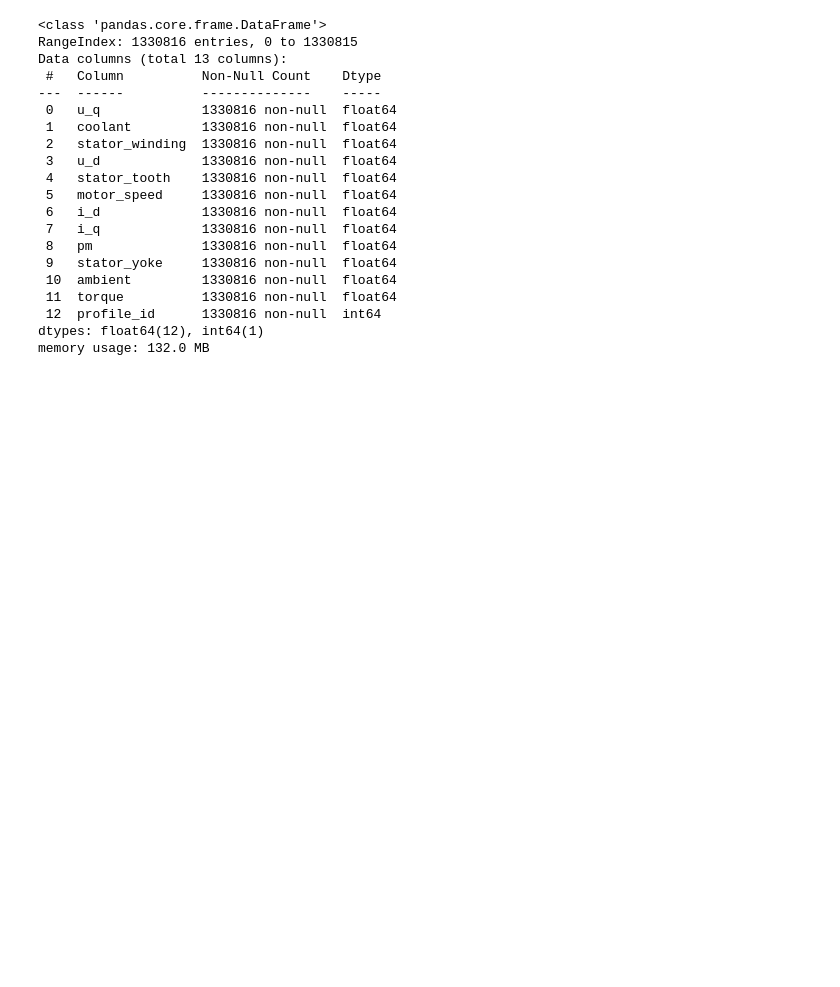
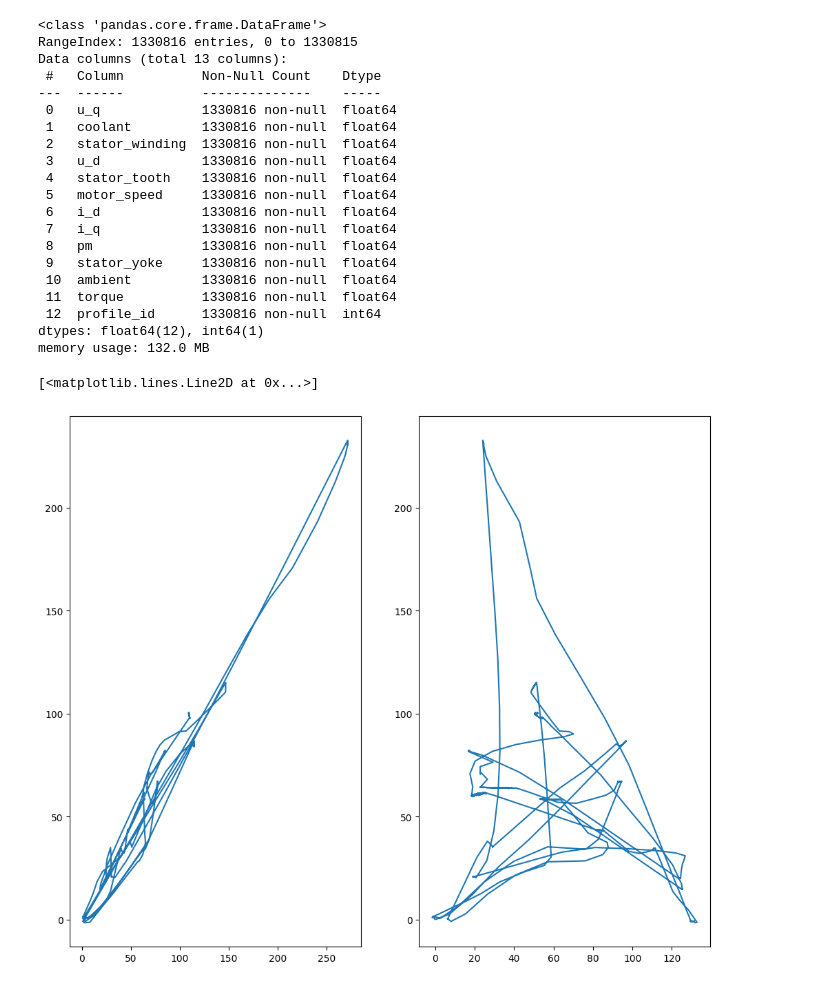
Before and after one commit to ShoebAgha/ML-PMSM, a Jupyter notebook: PMSM EDA.ipynb, the cells around one changed output. Drawn from its saved outputs; the diff is of its cells as text; code cells hidden in the pictures; blank space fills up the shorter version.

```diff
--- a/PMSM EDA.ipynb
+++ b/PMSM EDA.ipynb
@@ -1,7 +1,7 @@
 # %%
 import pandas as pd
 # %%
-df = pd.read_csv('Data\measures_v2.csv')
+df = pd.read_csv("D:\Data\measures_v2.csv")
 # %%
 df.shape
 # %% [output]
@@ -31,0 +36,10 @@ memory usage: 132.0 MB
+# %%
+plt.figure(figsize=(12,10))
+plt.subplot(1,2,1)
+plt.plot(df[df['profile_id']==20]['i_q'],df[df['profile_id']==20]['torque'])
+
+plt.subplot(1,2,2)
+plt.plot(df[df['profile_id']==20]['u_q'],df[df['profile_id']==20]['torque'])
+# %% [output]
+[<matplotlib.lines.Line2D at 0x...>]
+[figure, added]
```
Also changed, not shown: parts of 24 cells of this notebook, 1 other file.
